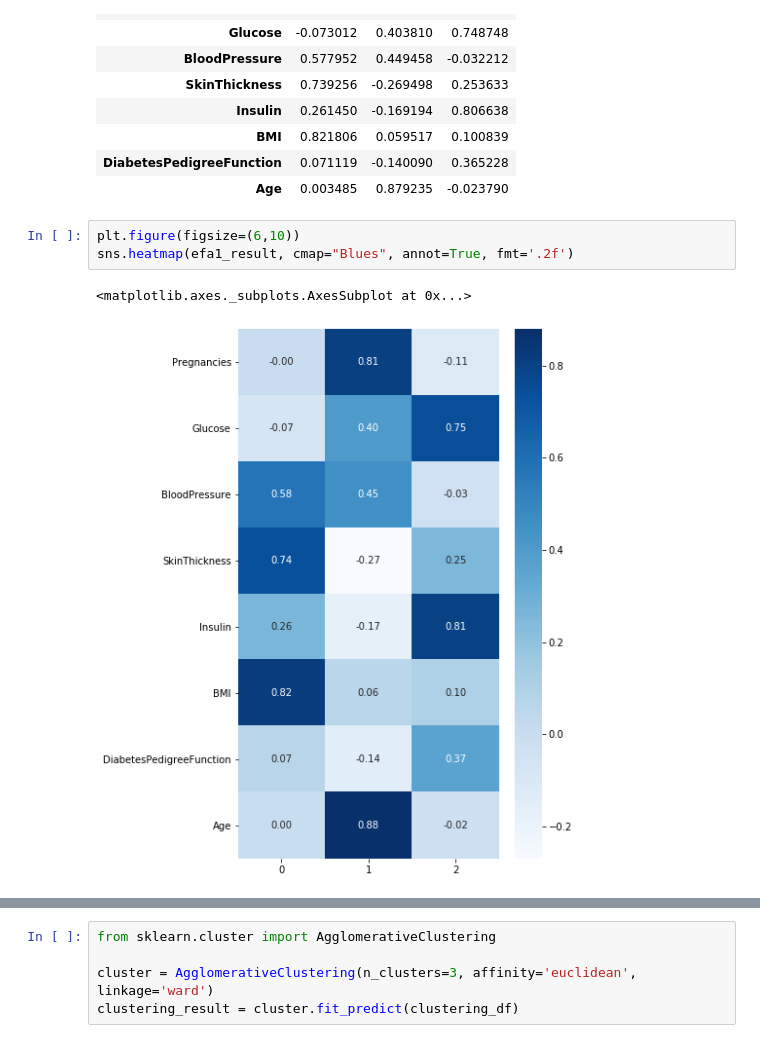
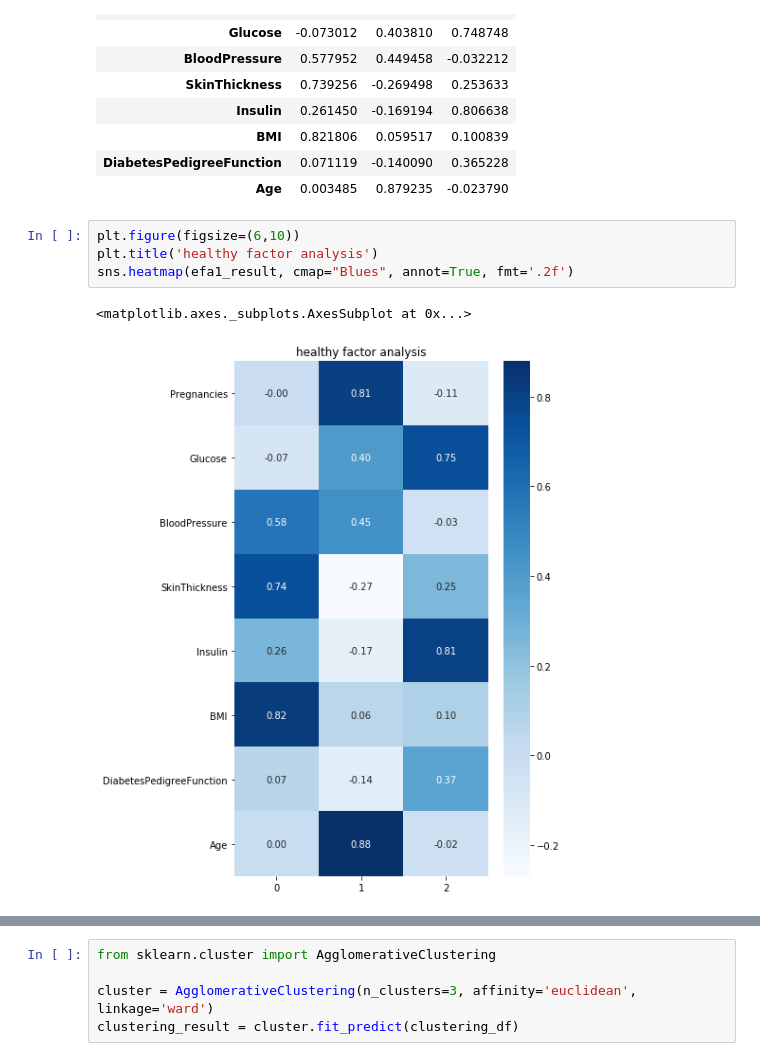
Before and after one commit to yeunkyung/projects, a Jupyter notebook: papers/Diabetes_Analysis.ipynb, the cells around one changed output, grey strips where cells are left out. Cells and saved outputs as stored; diff of their text form.

```diff
--- a/papers/Diabetes_Analysis.ipynb
+++ b/papers/Diabetes_Analysis.ipynb
@@ -514,7 +466,8 @@ efa1_result
 | Age | 0.003485 | 0.879235 | -0.023790 |
 # %%
 plt.figure(figsize=(6,10))
+plt.title('healthy factor analysis')
 sns.heatmap(efa1_result, cmap="Blues", annot=True, fmt='.2f')
 # %% [output]
 <matplotlib.axes._subplots.AxesSubplot at 0x...>
-[figure, old version]
+[figure, new version]
```
Also changed, not shown: parts of 159 cells of this notebook.
